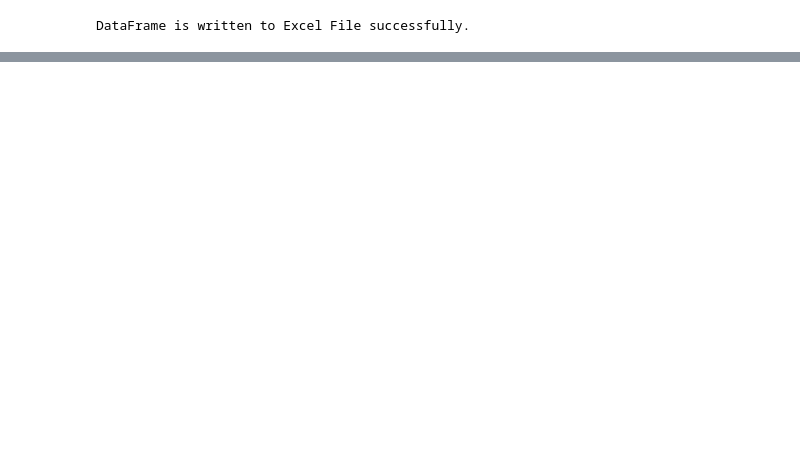
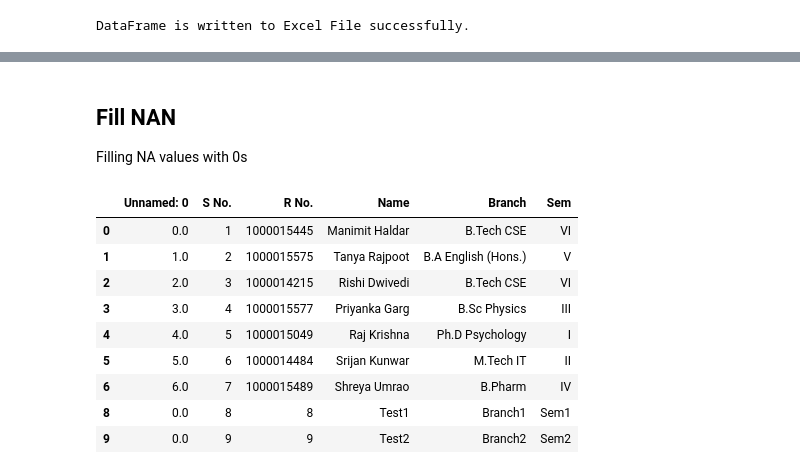
Before and after one commit to RockingManny/DIT_Projects, a Jupyter notebook: CSF441/Python Basics/Basics.ipynb, the cells around one changed output, grey strips where cells are left out. Cells and saved outputs as stored; diff of their text form; code cells hidden in the pictures; blank space fills up the shorter version.

```diff
--- a/CSF441/Python Basics/Basics.ipynb
+++ b/CSF441/Python Basics/Basics.ipynb
@@ -149,0 +184,17 @@ df
+# %% [markdown]
+## Fill NAN
+Filling NA values with 0s
+# %%
+df=df.fillna(0)
+df
+# %% [output]
+|  | Unnamed: 0 | S No. | R No. | Name | Branch | Sem |
+| 0 | 0.0 | 1 | 1000015445 | Manimit Haldar | B.Tech CSE | VI |
+| 1 | 1.0 | 2 | 1000015575 | Tanya Rajpoot | B.A English (Hons.) | V |
+| 2 | 2.0 | 3 | 1000014215 | Rishi Dwivedi | B.Tech CSE | VI |
+| 3 | 3.0 | 4 | 1000015577 | Priyanka Garg | B.Sc Physics | III |
+| 4 | 4.0 | 5 | 1000015049 | Raj Krishna | Ph.D Psychology | I |
+| 5 | 5.0 | 6 | 1000014484 | Srijan Kunwar | M.Tech IT | II |
+| 6 | 6.0 | 7 | 1000015489 | Shreya Umrao | B.Pharm | IV |
+| 8 | 0.0 | 8 | 8 | Test1 | Branch1 | Sem1 |
+| 9 | 0.0 | 9 | 9 | Test2 | Branch2 | Sem2 |
```
Also changed, not shown: parts of 29 cells of this notebook, 1 other file.
